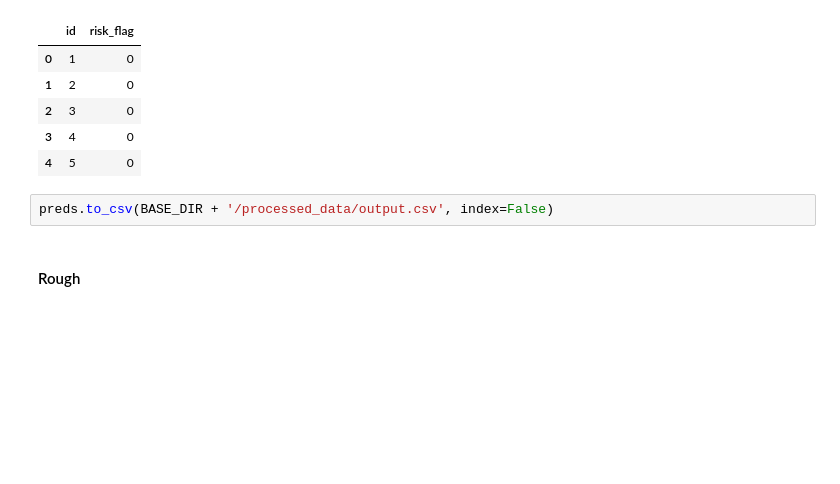
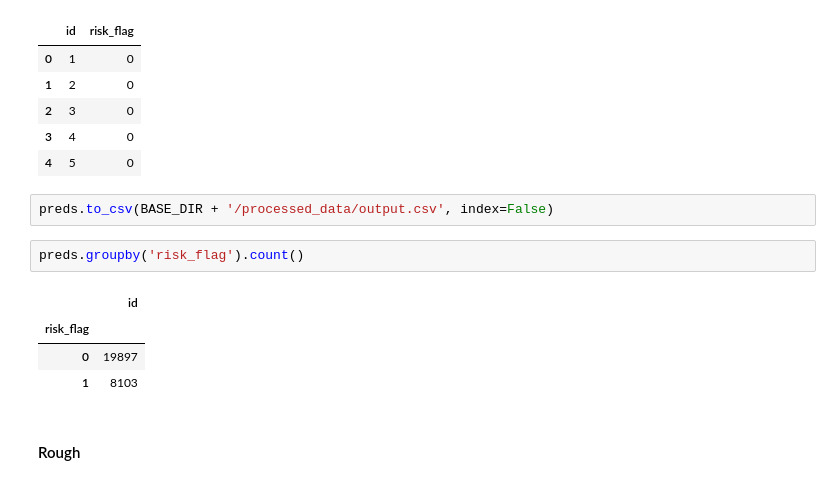
Before and after one commit to harshraj22/DeepLearning, a Jupyter notebook: submissions/Univ.ai [Credit Risk Prediction]/univ_ai_deep_learning_approach.ipynb, the cells around one changed output. Saved outputs shown, nothing was run; the diff lists cells and outputs as text; blank space fills up the shorter version.

```diff
--- a/submissions/Univ.ai [Credit Risk Prediction]/univ_ai_deep_learning_approach.ipynb
+++ b/submissions/Univ.ai [Credit Risk Prediction]/univ_ai_deep_learning_approach.ipynb
@@ -259,6 +284,13 @@ preds.head()
 | 4 | 5 | 0 |
 # %%
 preds.to_csv(BASE_DIR + '/processed_data/output.csv', index=False)
+# %%
+preds.groupby('risk_flag').count()
+# %% [output]
+|  | id |
+| risk_flag |  |
+| 0 | 19897 |
+| 1 | 8103 |
 # %% [markdown]
 #### Rough
 # %%
```
Also changed, not shown: parts of 8 cells of this notebook.
